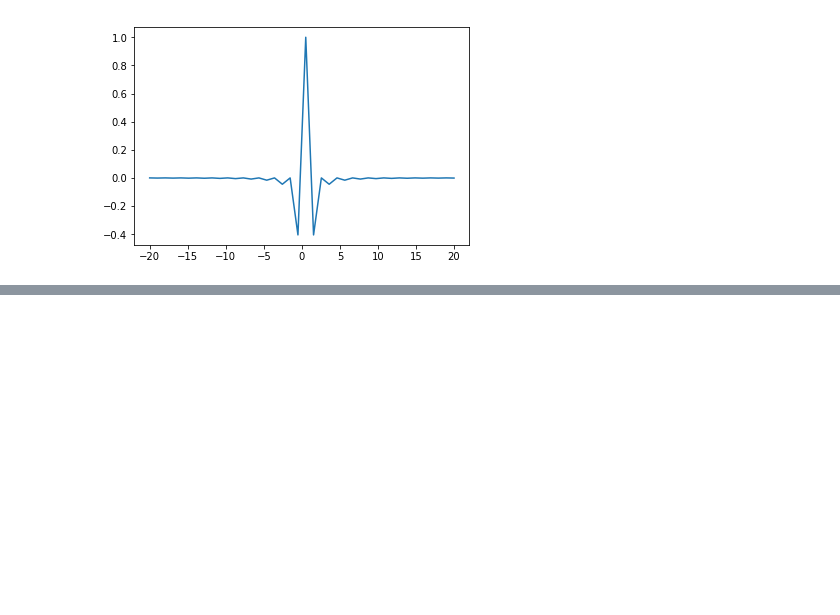
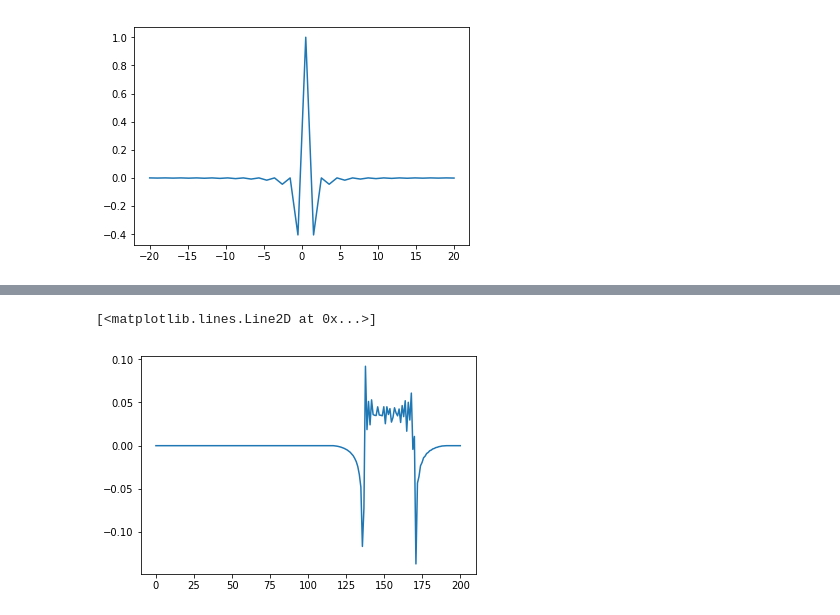
Before and after one commit to damianhorna/backprojection-tomography, a Jupyter notebook: sinogram.ipynb, the cells around one changed output, grey strips where cells are left out. Cells and saved outputs as stored; diff of their text form; code cells hidden in the pictures; blank space fills up the shorter version.

```diff
--- a/sinogram.ipynb
+++ b/sinogram.ipynb
@@ -227,8 +215,0 @@ sinogram.shape
-# %%
-copy = sinogram.copy()
-for j in range(sinogram.shape[1]):
-    for i in range(sinogram.shape[0]):
-        if i > 0 and i < sinogram.shape[0]-1:
-            copy[i,j] = 3*sinogram[i-1,j] +0*sinogram[i,j] - 2*sinogram[i+1,j] #3 0 -2
-#plt.imshow(copy, cmap='gray')
-plt.plot(np.linspace(0,200,200), copy[:,0])
@@ -265,0 +258,14 @@ plt.imshow(restore_picture(copy, lines, img.shape), cmap='gray')
+# %%
+h = genKernel(40)
+x = sinus.copy()
+y = sinus.copy()
+for i in range(len(sinus)):
+    y[i] = 0;
+    for j in range(len(kernel)):
+        if i-j >= 0:
+            y[i] += x[i - j] * h[j]
+
+plt.plot(np.linspace(0,200,200), y)
+# %% [output]
+[<matplotlib.lines.Line2D at 0x...>]
+[figure, added]
```
Also changed, not shown: parts of 9 cells of this notebook.
